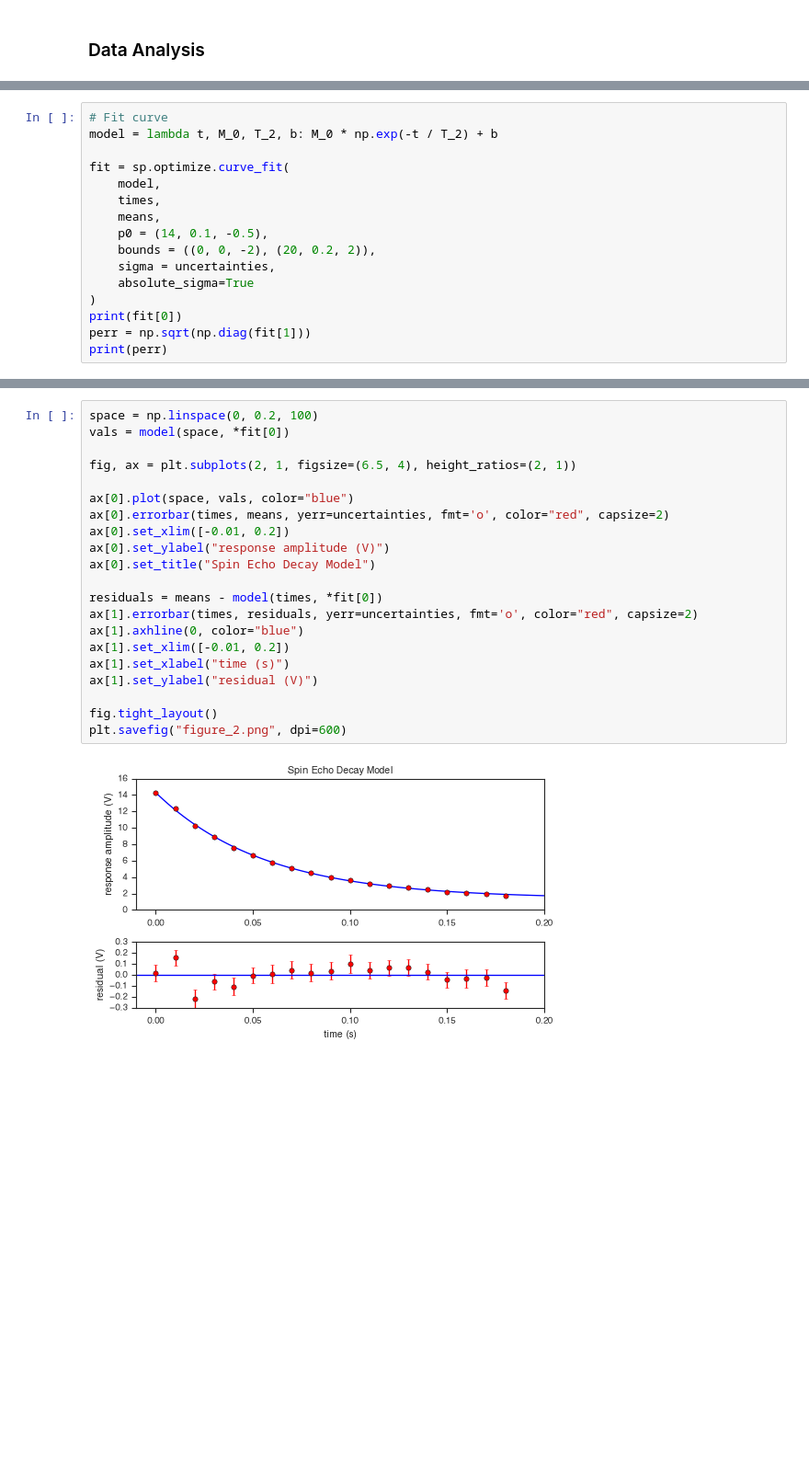
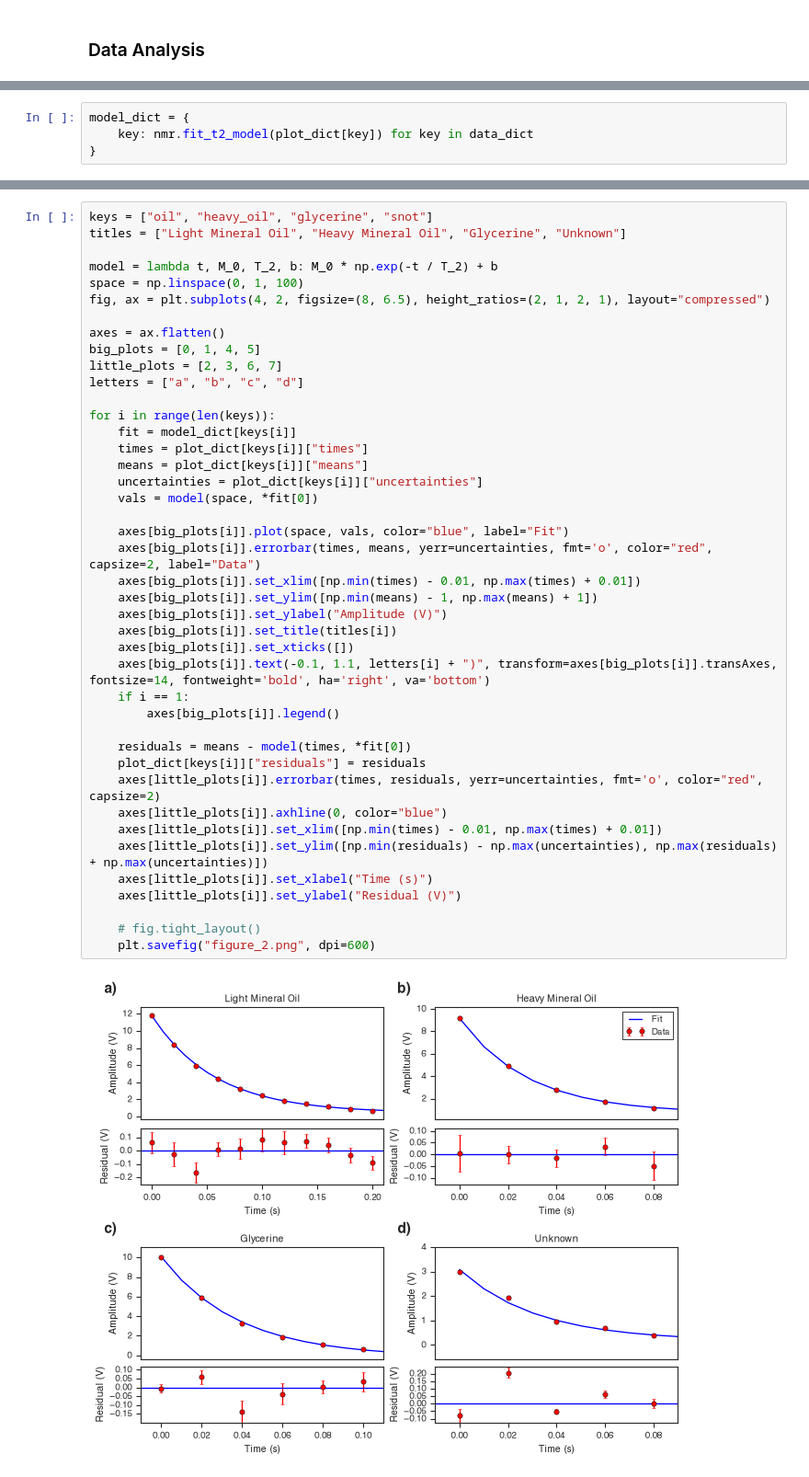
Before and after one commit to Amenhotep314/advanced_lab, a Jupyter notebook: nmr/nmr.ipynb, the cells around one changed output, grey strips where cells are left out. Shown at 92% size. Saved outputs shown, nothing was run; the diff lists cells and outputs as text; blank space fills up the shorter version.

```diff
--- a/nmr/nmr.ipynb
+++ b/nmr/nmr.ipynb
@@ -79,16 +113,4 @@ uncertainties = np.sqrt(sems**2 + resolution_error**2)
 # %%
-# Fit curve
-model = lambda t, M_0, T_2, b: M_0 * np.exp(-t / T_2) + b
-
-fit = sp.optimize.curve_fit(
-    model,
-    times,
-    means,
-    p0 = (14, 0.1, -0.5),
-    bounds = ((0, 0, -2), (20, 0.2, 2)),
-    sigma = uncertainties,
-    absolute_sigma=True
-)
-print(fit[0])
-perr = np.sqrt(np.diag(fit[1]))
-print(perr)
+model_dict = {
+    key: nmr.fit_t2_model(plot_dict[key]) for key in data_dict
+}
@@ -98,23 +117,44 @@ print(perr)
 # %%
-space = np.linspace(0, 0.2, 100)
-vals = model(space, *fit[0])
+keys = ["oil", "heavy_oil", "glycerine", "snot"]
+titles = ["Light Mineral Oil", "Heavy Mineral Oil", "Glycerine", "Unknown"]
 
-fig, ax = plt.subplots(2, 1, figsize=(6.5, 4), height_ratios=(2, 1))
+model = lambda t, M_0, T_2, b: M_0 * np.exp(-t / T_2) + b
+space = np.linspace(0, 1, 100)
+fig, ax = plt.subplots(4, 2, figsize=(8, 6.5), height_ratios=(2, 1, 2, 1), layout="compressed")
 
-ax[0].plot(space, vals, color="blue")
-ax[0].errorbar(times, means, yerr=uncertainties, fmt='o', color="red", capsize=2)
-ax[0].set_xlim([-0.01, 0.2])
-ax[0].set_ylabel("response amplitude (V)")
-ax[0].set_title("Spin Echo Decay Model")
+axes = ax.flatten()
+big_plots = [0, 1, 4, 5]
+little_plots = [2, 3, 6, 7]
+letters = ["a", "b", "c", "d"]
 
-residuals = means - model(times, *fit[0])
-ax[1].errorbar(times, residuals, yerr=uncertainties, fmt='o', color="red", capsize=2)
-ax[1].axhline(0, color="blue")
-ax[1].set_xlim([-0.01, 0.2])
-ax[1].set_xlabel("time (s)")
-ax[1].set_ylabel("residual (V)")
+for i in range(len(keys)):
+    fit = model_dict[keys[i]]
+    times = plot_dict[keys[i]]["times"]
+    means = plot_dict[keys[i]]["means"]
+    uncertainties = plot_dict[keys[i]]["uncertainties"]
+    vals = model(space, *fit[0])
 
-fig.tight_layout()
-plt.savefig("figure_2.png", dpi=600)
+    axes[big_plots[i]].plot(space, vals, color="blue", label="Fit")
+    axes[big_plots[i]].errorbar(times, means, yerr=uncertainties, fmt='o', color="red", capsize=2, label="Data")
+    axes[big_plots[i]].set_xlim([np.min(times) - 0.01, np.max(times) + 0.01])
+    axes[big_plots[i]].set_ylim([np.min(means) - 1, np.max(means) + 1])
+    axes[big_plots[i]].set_ylabel("Amplitude (V)")
+    axes[big_plots[i]].set_title(titles[i])
+    axes[big_plots[i]].set_xticks([])
+    axes[big_plots[i]].text(-0.1, 1.1, letters[i] + ")", transform=axes[big_plots[i]].transAxes, fontsize=14, fontweight='bold', ha='right', va='bottom')
+    if i == 1:
+        axes[big_plots[i]].legend()
+
+    residuals = means - model(times, *fit[0])
+    plot_dict[keys[i]]["residuals"] = residuals
+    axes[little_plots[i]].errorbar(times, residuals, yerr=uncertainties, fmt='o', color="red", capsize=2)
+    axes[little_plots[i]].axhline(0, color="blue")
+    axes[little_plots[i]].set_xlim([np.min(times) - 0.01, np.max(times) + 0.01])
+    axes[little_plots[i]].set_ylim([np.min(residuals) - np.max(uncertainties), np.max(residuals) + np.max(uncertainties)])
+    axes[little_plots[i]].set_xlabel("Time (s)")
+    axes[little_plots[i]].set_ylabel("Residual (V)")
+
+    # fig.tight_layout()
+    plt.savefig("figure_2.png", dpi=600)
 # %% [output]
-[figure, old version]
+[figure, new version]
```
Also changed, not shown: parts of 18 cells of this notebook, 5 other files.
